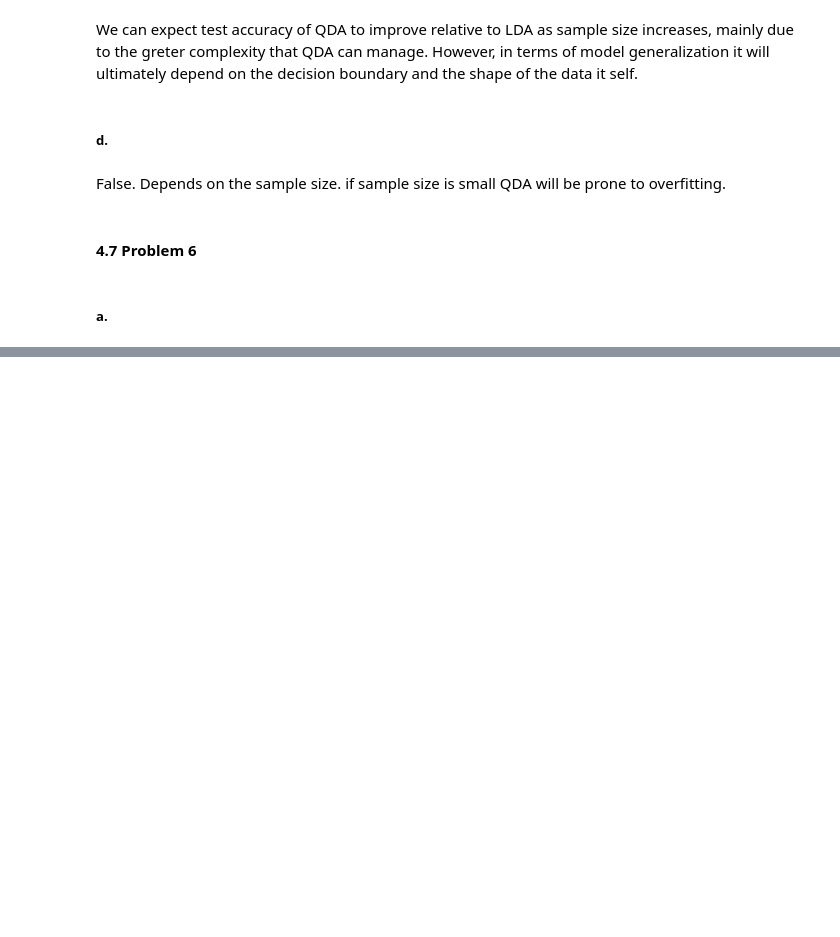
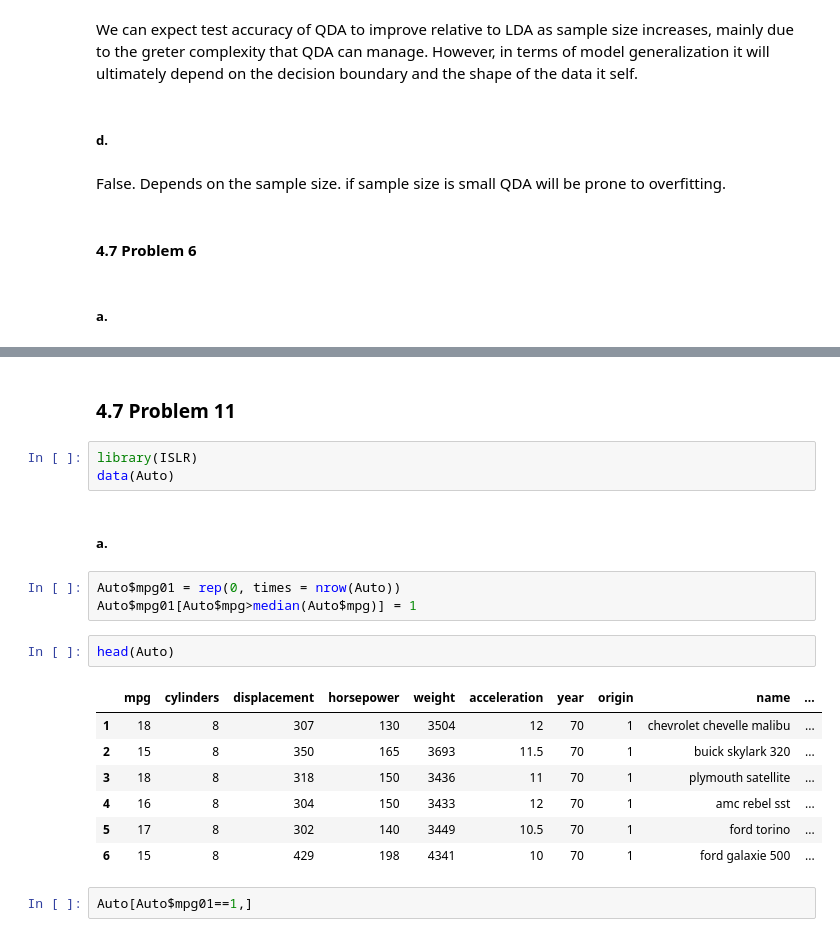
Before and after one commit to jbrambleDC/statistical-learning, a Jupyter notebook: Homework3.ipynb, the cells around one changed output, grey strips where cells are left out. Saved outputs shown, nothing was run; the diff lists cells and outputs as text; blank space fills up the shorter version.

```diff
--- a/Homework3.ipynb
+++ b/Homework3.ipynb
@@ -139,0 +168,22 @@ False. Depends on the sample size. if sample size is small QDA will be prone to
+# %% [markdown]
+### 4.7 Problem 11
+# %%
+library(ISLR)
+data(Auto)
+# %% [markdown]
+##### a.
+# %%
+Auto$mpg01 = rep(0, times = nrow(Auto))
+Auto$mpg01[Auto$mpg>median(Auto$mpg)] = 1
+# %%
+head(Auto)
+# %% [output]
+|  | mpg | cylinders | displacement | horsepower | weight | acceleration | year | origin | name | ... |
+| 1 | 18 | 8 | 307 | 130 | 3504 | 12 | 70 | 1 | chevrolet chevelle malibu | ... |
+| 2 | 15 | 8 | 350 | 165 | 3693 | 11.5 | 70 | 1 | buick skylark 320 | ... |
+| 3 | 18 | 8 | 318 | 150 | 3436 | 11 | 70 | 1 | plymouth satellite | ... |
+| 4 | 16 | 8 | 304 | 150 | 3433 | 12 | 70 | 1 | amc rebel sst | ... |
+| 5 | 17 | 8 | 302 | 140 | 3449 | 10.5 | 70 | 1 | ford torino | ... |
+| 6 | 15 | 8 | 429 | 198 | 4341 | 10 | 70 | 1 | ford galaxie 500 | ... |
+# %%
+Auto[Auto$mpg01==1,]
```
Also changed, not shown: parts of 24 cells of this notebook.
